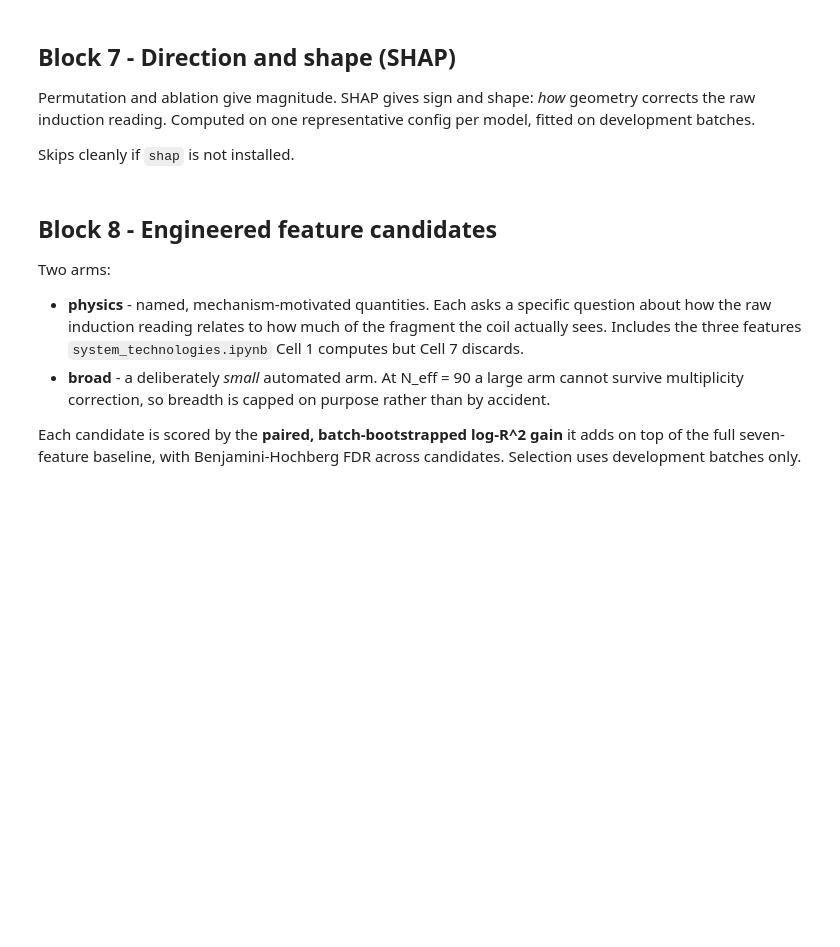
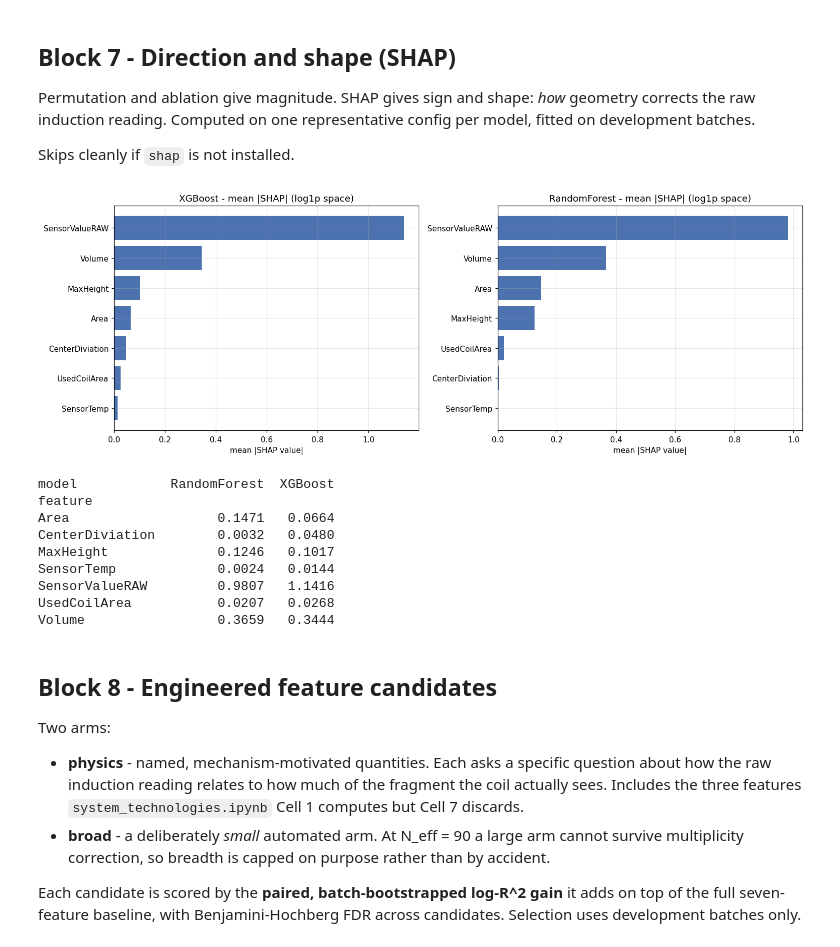
Before and after one commit to nixonsd/system-technologies-2026, a Jupyter notebook: feature_importance.ipynb, the cells around one changed output. Drawn from its saved outputs; the diff is of its cells as text; code cells hidden in the pictures; blank space fills up the shorter version.

```diff
--- a/feature_importance.ipynb
+++ b/feature_importance.ipynb
@@ -249,7 +328,7 @@ The cell below measures both across several split seeds rather than asserting th
 # %%
 def oof_predictions(regressor, X, y, groups, n_splits=N_SPLITS, blocks=None,
                     n_repeats=N_REPEATS, random_state=RANDOM_STATE):
-    """Out-of-fold predictions under GroupKFold.
+    """Out-of-fold predictions under GroupFolds.
 
     Returns (pred, perm_preds). perm_preds[block] holds the OOF predictions when
     that block of columns is permuted inside each test fold, using ONE shared row
@@ -260,7 +339,7 @@ def oof_predictions(regressor, X, y, groups, n_splits=N_SPLITS, blocks=None,
     pred = np.empty(len(X), dtype=float)
     perm = {b: np.zeros(len(X), dtype=float) for b in (blocks or {})}
 
-    for fold, (tr, te) in enumerate(GroupKFold(n_splits).split(X, y, groups)):
+    for fold, (tr, te) in enumerate(GroupFolds(n_splits).split(X, y, groups)):
         pipe = build_pipeline(clone(regressor))
         pipe.fit(X.iloc[tr], y.iloc[tr])
         pred[te] = pipe.predict(X.iloc[te])
@@ -456,7 +535,7 @@ def tune_band(name, X, y, groups, n_trials=N_TRIALS, max_band=MAX_BAND):
     def objective(trial):
         folds = cross_validate(
             build_pipeline(make(**space(trial))), X, y,
-            cv=GroupKFold(N_SPLITS), groups=groups,
+            cv=GroupFolds(N_SPLITS), groups=groups,
             scoring={"log_r2": scorer}, n_jobs=CV_JOBS[name],
         )["test_log_r2"]
         trial.set_user_attr("std", float(folds.std()))
@@ -661,34 +781,46 @@ try:
     import shap
     have_shap = True
 except ImportError:
     have_shap = False
-    print("shap not installed - skipping. Install with: pip install shap")
+    print("shap not installed - skipping. Install with: pip install shap "
+          "(it is in requirements.txt)")
 
 if have_shap:
     fig, axes = plt.subplots(1, 2, figsize=(14, 5))
     shap_summary = []
     for ax, (name, b) in zip(axes, bands.items()):
         pipe = build_pipeline(b["make"](**b["band"].iloc[0]["params"]))
         pipe.fit(X_dev, y_dev)
         fitted = pipe.named_steps["model"].regressor_    # SHAP is in log1p space
         sv = shap.TreeExplainer(fitted).shap_values(X_dev)
 
         mean_abs = np.abs(sv).mean(axis=0)
         for f, m in zip(FEATURES, mean_abs):
             shap_summary.append({"model": name, "feature": f, "mean_abs_shap": m})
 
         order = np.argsort(mean_abs)
         ax.barh([FEATURES[i] for i in order], mean_abs[order], color="#4c72b0")
         ax.set_title(f"{name} - mean |SHAP| (log1p space)")
         ax.set_xlabel("mean |SHAP value|")
     plt.tight_layout()
     plt.savefig(f"{OUTPUT_DIR}/shap_importance.png", bbox_inches="tight")
     plt.show()
 
     shap_df = pd.DataFrame(shap_summary)
     shap_df.to_csv(f"{OUTPUT_DIR}/shap_importance.csv", index=False)
     print(shap_df.pivot(index="feature", columns="model",
                         values="mean_abs_shap").round(4).to_string())
+# %% [output]
+[figure, added]
+model            RandomForest  XGBoost
+feature
+Area                   0.1471   0.0664
+CenterDiviation        0.0032   0.0480
+MaxHeight              0.1246   0.1017
+SensorTemp             0.0024   0.0144
+SensorValueRAW         0.9807   1.1416
+UsedCoilArea           0.0207   0.0268
+Volume                 0.3659   0.3444
 # %% [markdown]
 ## Block 8 - Engineered feature candidates
 
```
Also changed, not shown: parts of 11 cells of this notebook, 32 other files.
